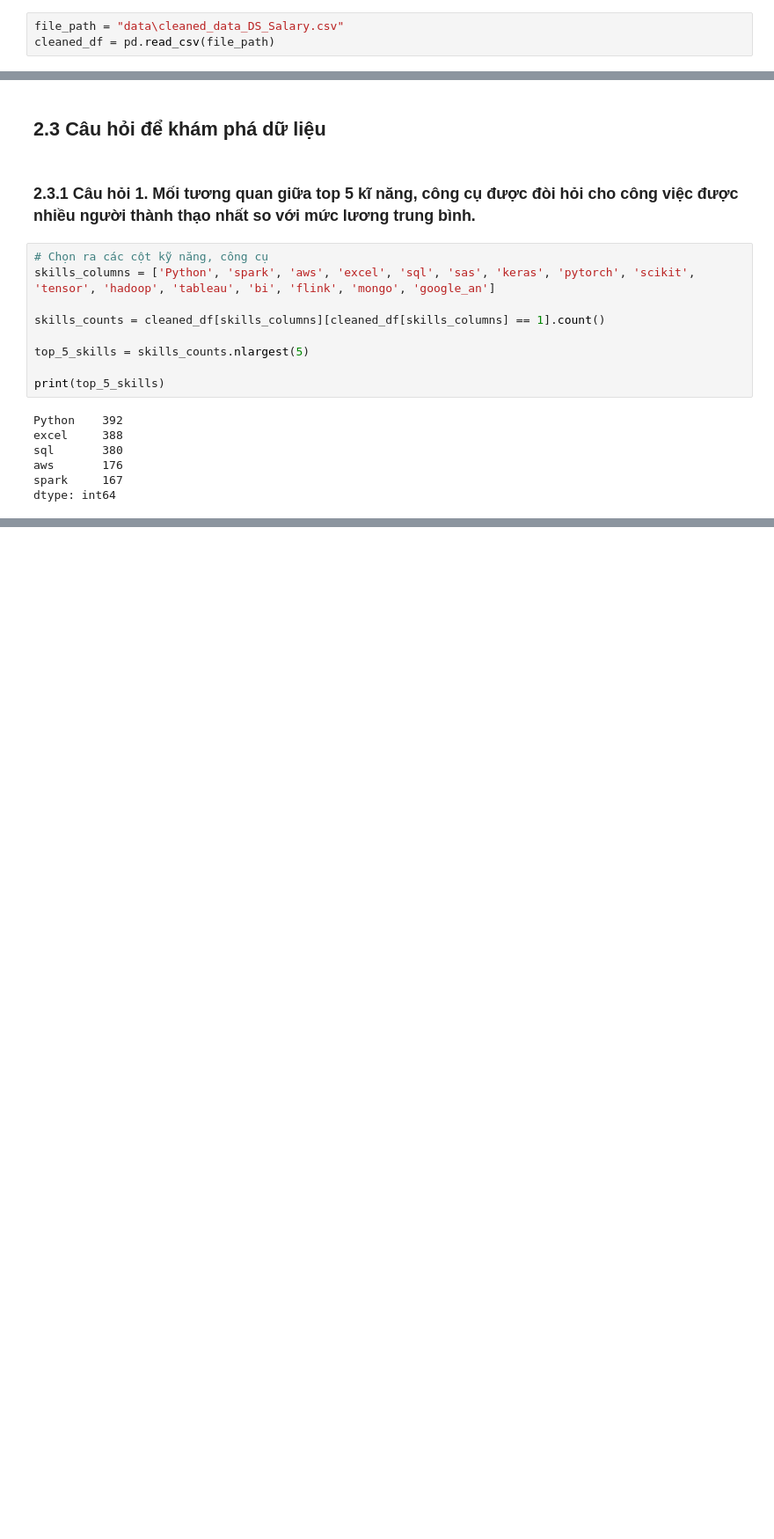
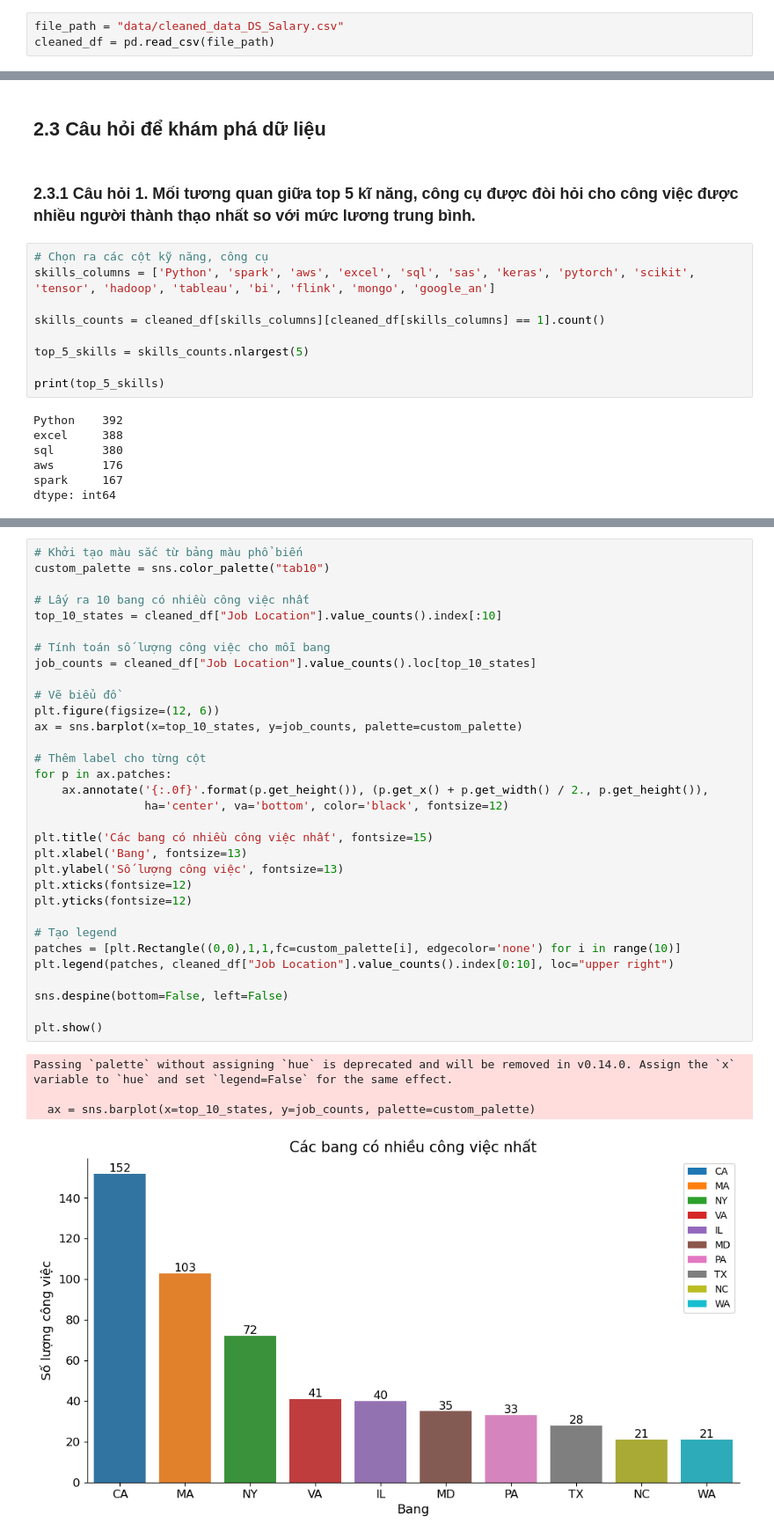
Before and after one commit to BeSo2003/Data-Visualization, a Jupyter notebook: Lab01/Eda.ipynb, the cells around one changed output, grey strips where cells are left out. Shown at 88% size. Drawn from its saved outputs; the diff is of its cells as text; blank space fills up the shorter version.

```diff
--- a/Lab01/Eda.ipynb
+++ b/Lab01/Eda.ipynb
@@ -18,7 +19,7 @@ import seaborn as sns
 # %% [markdown]
 *Đọc file dữ liệu*
 # %%
-file_path = "data\cleaned_data_DS_Salary.csv"
+file_path = "data/cleaned_data_DS_Salary.csv"
 cleaned_df = pd.read_csv(file_path)
 # %% [markdown]
 *Nhìn 5 dòng đầu tiên của dữ liệu để có cái nhìn tổng quan nhất*
@@ -177,0 +187,37 @@ dtype: int64
+# %%
+# Khởi tạo màu sắc từ bảng màu phổ biến
+custom_palette = sns.color_palette("tab10")
+
+# Lấy ra 10 bang có nhiều công việc nhất
+top_10_states = cleaned_df["Job Location"].value_counts().index[:10]
+
+# Tính toán số lượng công việc cho mỗi bang
+job_counts = cleaned_df["Job Location"].value_counts().loc[top_10_states]
+
+# Vẽ biểu đồ
+plt.figure(figsize=(12, 6))
+ax = sns.barplot(x=top_10_states, y=job_counts, palette=custom_palette)
+
+# Thêm label cho từng cột
+for p in ax.patches:
+    ax.annotate('{:.0f}'.format(p.get_height()), (p.get_x() + p.get_width() / 2., p.get_height()),
+                ha='center', va='bottom', color='black', fontsize=12)
+
+plt.title('Các bang có nhiều công việc nhất', fontsize=15)
+plt.xlabel('Bang', fontsize=13)
+plt.ylabel('Số lượng công việc', fontsize=13)
+plt.xticks(fontsize=12)
+plt.yticks(fontsize=12)
+
+# Tạo legend
+patches = [plt.Rectangle((0,0),1,1,fc=custom_palette[i], edgecolor='none') for i in range(10)]
+plt.legend(patches, cleaned_df["Job Location"].value_counts().index[0:10], loc="upper right")
+
+sns.despine(bottom=False, left=False)
+
+plt.show()
+# %% [output]
+Passing `palette` without assigning `hue` is deprecated and will be removed in v0.14.0. Assign the `x` variable to `hue` and set `legend=False` for the same effect.
+
+  ax = sns.barplot(x=top_10_states, y=job_counts, palette=custom_palette)
+[figure, added]
```
Also changed, not shown: parts of 66 cells of this notebook, 4 other files.
